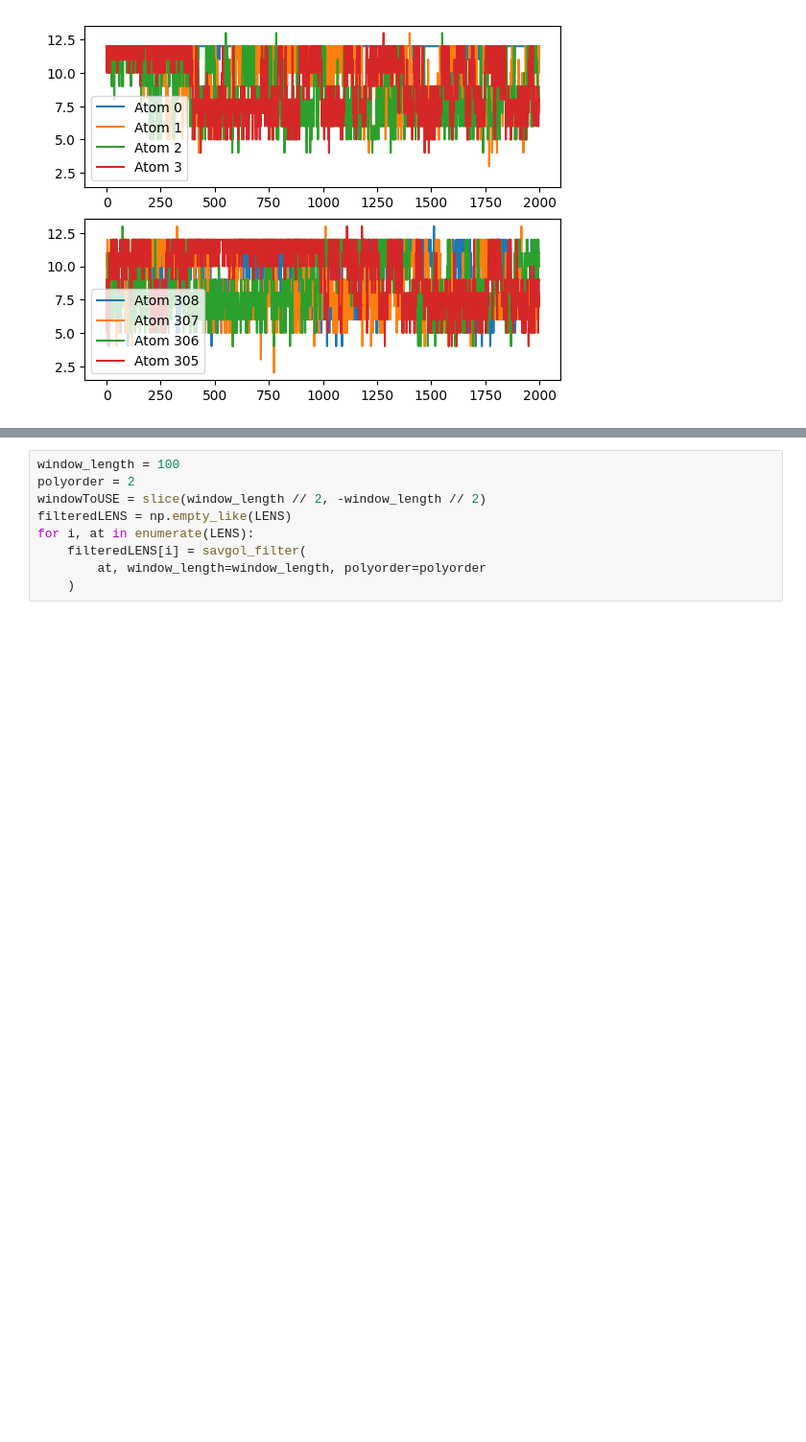
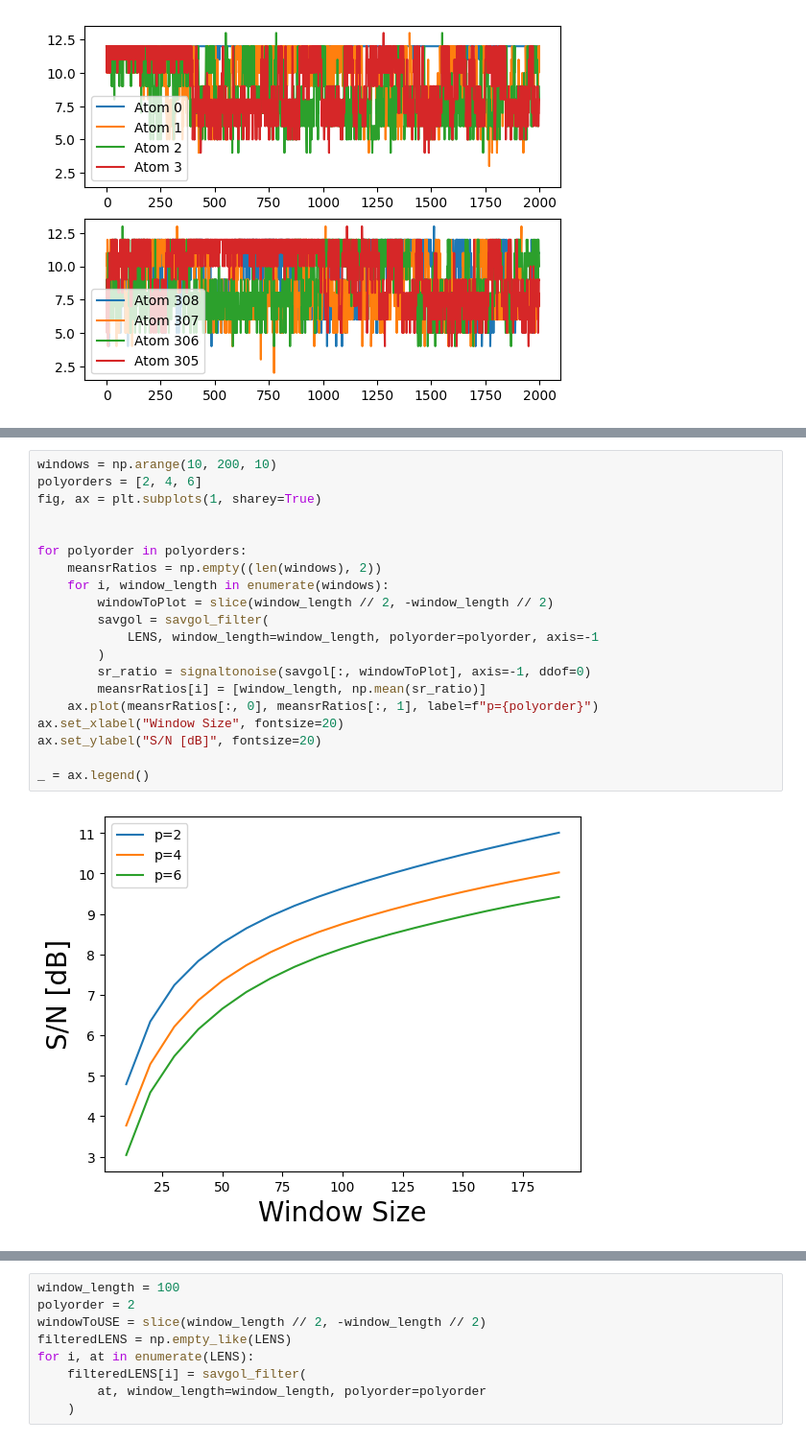
Before and after one commit to GMPavanLab/cpctools, a Jupyter notebook: Examples/LENS.ipynb, the cells around one changed output, grey strips where cells are left out. Shown at 96% size. Drawn from its saved outputs; the diff is of its cells as text; blank space fills up the shorter version.

```diff
--- a/Examples/LENS.ipynb
+++ b/Examples/LENS.ipynb
@@ -95 +104,23 @@ print(savgol.shape)
+# %%
+windows = np.arange(10, 200, 10)
+polyorders = [2, 4, 6]
+fig, ax = plt.subplots(1, sharey=True)
+
+
+for polyorder in polyorders:
+    meansrRatios = np.empty((len(windows), 2))
+    for i, window_length in enumerate(windows):
+        windowToPlot = slice(window_length // 2, -window_length // 2)
+        savgol = savgol_filter(
+            LENS, window_length=window_length, polyorder=polyorder, axis=-1
+        )
+        sr_ratio = signaltonoise(savgol[:, windowToPlot], axis=-1, ddof=0)
+        meansrRatios[i] = [window_length, np.mean(sr_ratio)]
+    ax.plot(meansrRatios[:, 0], meansrRatios[:, 1], label=f"p={polyorder}")
+ax.set_xlabel("Window Size", fontsize=20)
+ax.set_ylabel("S/N [dB]", fontsize=20)
+
+_ = ax.legend()
+# %% [output]
+[figure, added]
 # %% [markdown]
```
Also changed, not shown: parts of 10 cells of this notebook.
